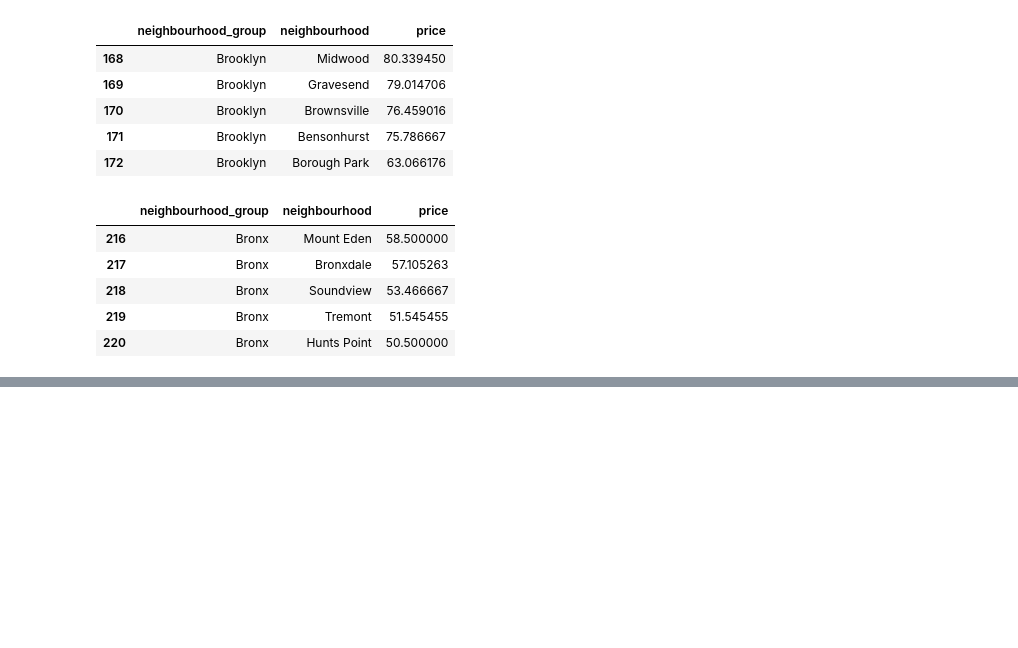
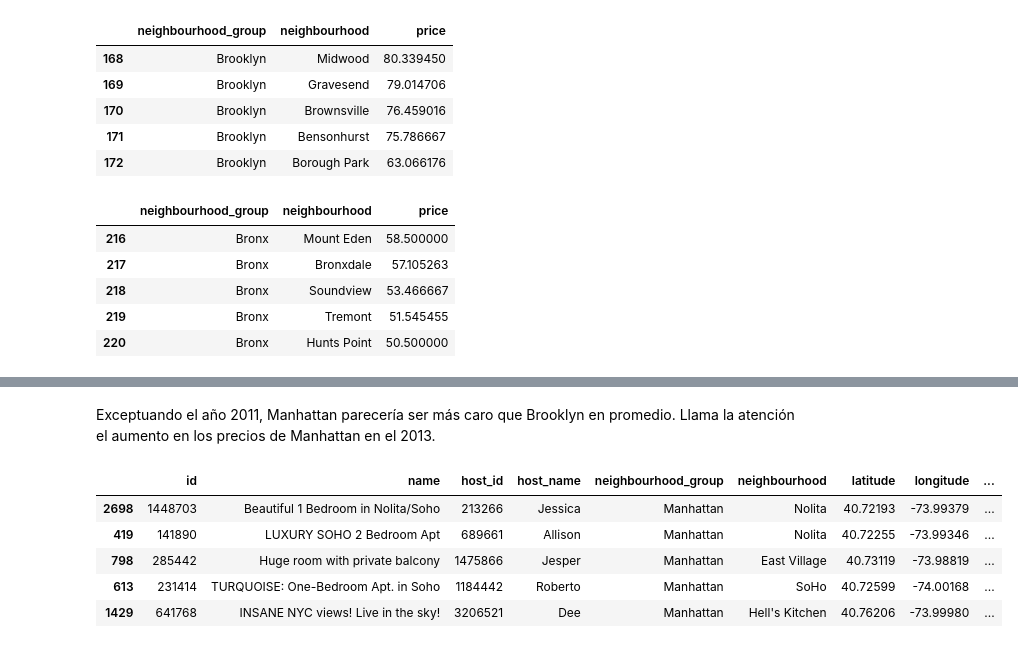
Before and after one commit to anasofiasama/EDA, a Jupyter notebook: src/explore.ipynb, the cells around one changed output, grey strips where cells are left out. Saved outputs shown, nothing was run; the diff lists cells and outputs as text; code cells hidden in the pictures; blank space fills up the shorter version.

```diff
--- a/src/explore.ipynb
+++ b/src/explore.ipynb
@@ -381,0 +500,11 @@ Hacer un test de independencia para ver si los precios de las distintas areas se
+# %% [markdown]
+Exceptuando el año 2011, Manhattan parecería ser más caro que Brooklyn en promedio. Llama la atención el aumento en los precios de Manhattan en el 2013.
+# %%
+df[(df['neighbourhood_group']=='Manhattan')& (df['last_review'].dt.year==2013)].sort_values('price',ascending=False)[:5]
+# %% [output]
+|  | id | name | host_id | host_name | neighbourhood_group | neighbourhood | latitude | longitude | ... |
+| 2698 | 1448703 | Beautiful 1 Bedroom in Nolita/Soho | 213266 | Jessica | Manhattan | Nolita | 40.72193 | -73.99379 | ... |
+| 419 | 141890 | LUXURY SOHO 2 Bedroom Apt | 689661 | Allison | Manhattan | Nolita | 40.72255 | -73.99346 | ... |
+| 798 | 285442 | Huge room with private balcony | 1475866 | Jesper | Manhattan | East Village | 40.73119 | -73.98819 | ... |
+| 613 | 231414 | TURQUOISE: One-Bedroom Apt. in Soho | 1184442 | Roberto | Manhattan | SoHo | 40.72599 | -74.00168 | ... |
+| 1429 | 641768 | INSANE NYC views! Live in the sky! | 3206521 | Dee | Manhattan | Hell's Kitchen | 40.76206 | -73.99980 | ... |
```
Also changed, not shown: parts of 33 cells of this notebook.
